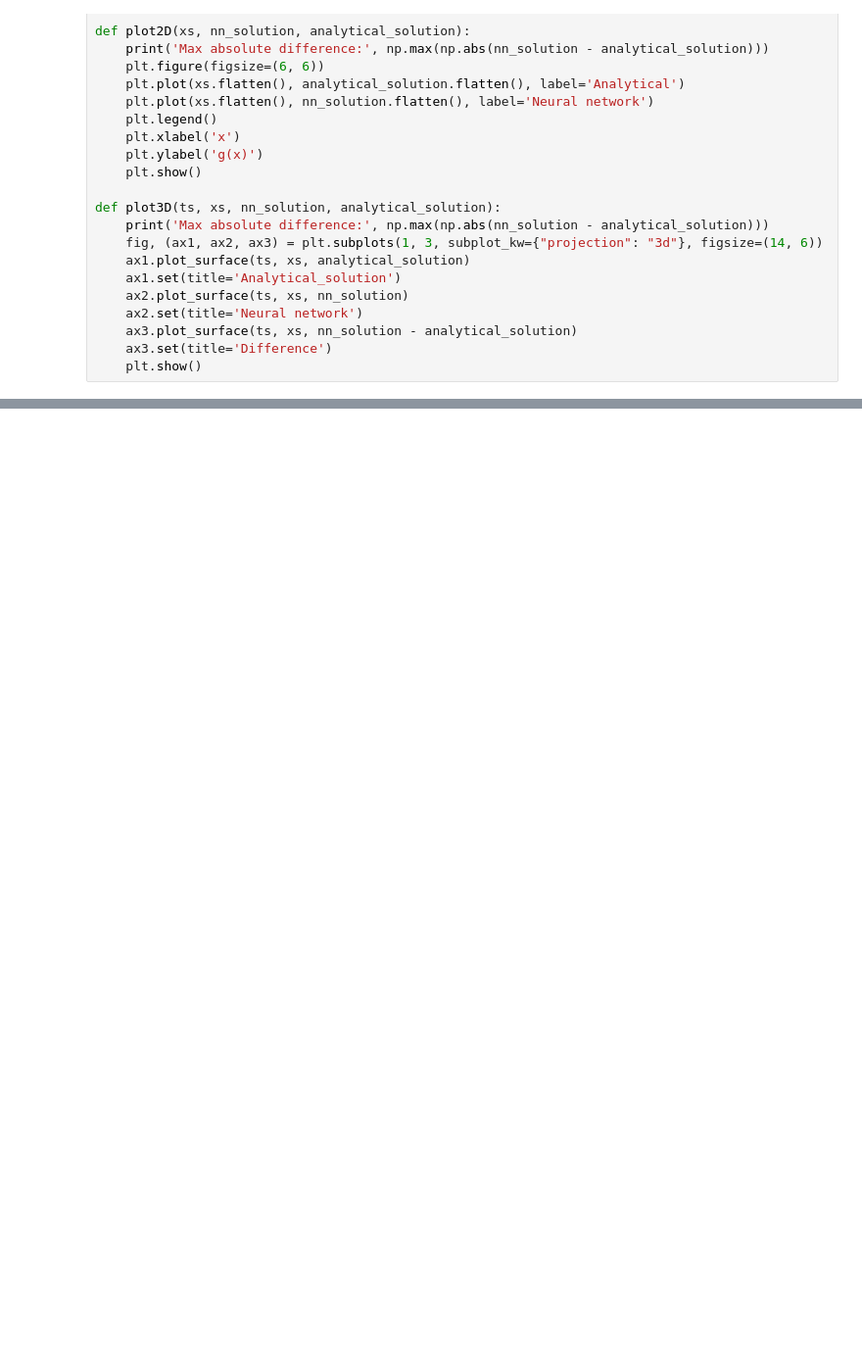
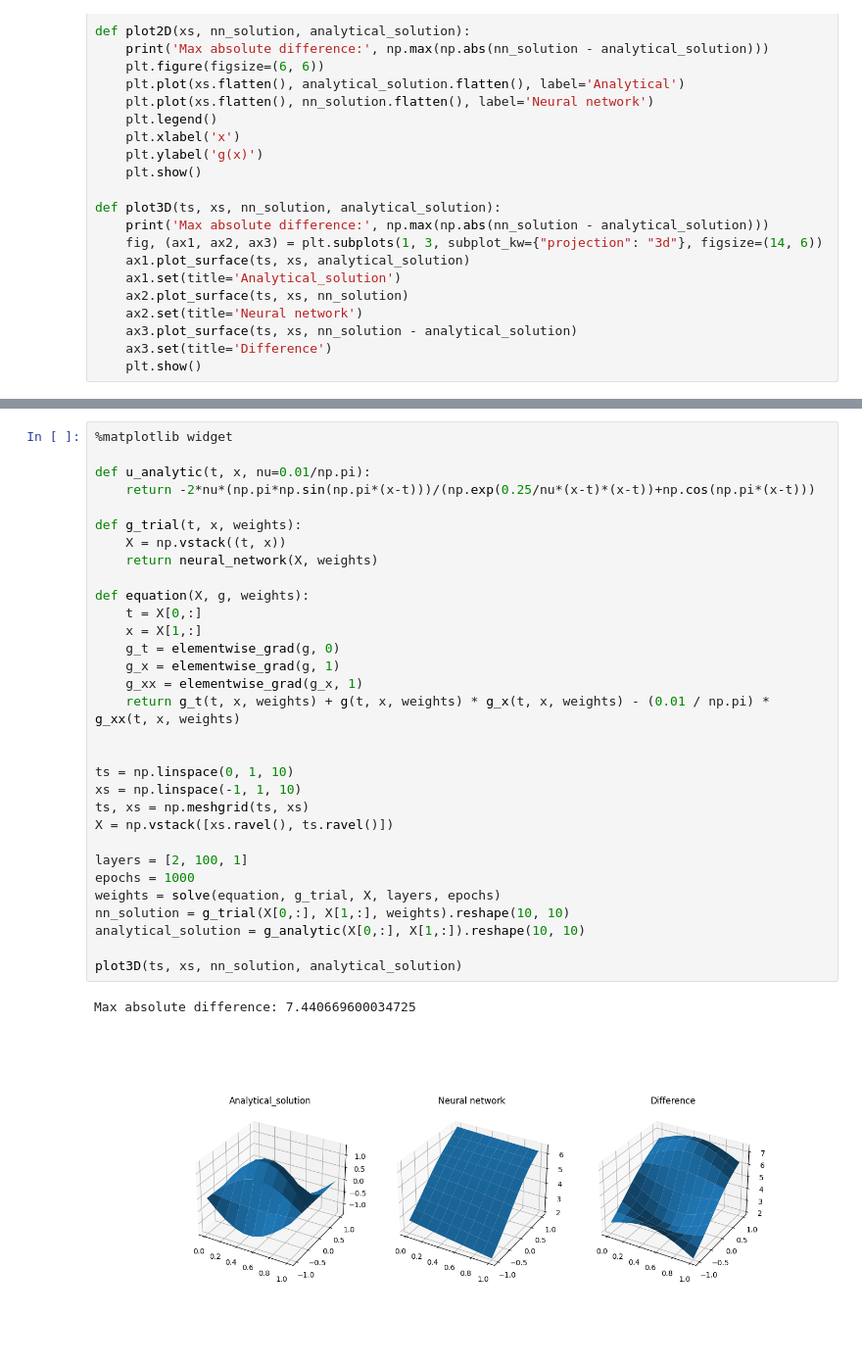
Before and after one commit to Szymex49/Neural-networks-for-solving-PDE, a Jupyter notebook: notes.ipynb, the cells around one changed output, grey strips where cells are left out. Shown at 98% size. Cells and saved outputs as stored; diff of their text form; blank space fills up the shorter version.

```diff
--- a/notes.ipynb
+++ b/notes.ipynb
@@ -119,0 +387,34 @@ Max absolute difference: 0.6467256340762669
+# %%
+%matplotlib widget
+
+def u_analytic(t, x, nu=0.01/np.pi):
+    return -2*nu*(np.pi*np.sin(np.pi*(x-t)))/(np.exp(0.25/nu*(x-t)*(x-t))+np.cos(np.pi*(x-t)))
+
+def g_trial(t, x, weights):
+    X = np.vstack((t, x))
+    return neural_network(X, weights)
+
+def equation(X, g, weights):
+    t = X[0,:]
+    x = X[1,:]
+    g_t = elementwise_grad(g, 0)
+    g_x = elementwise_grad(g, 1)
+    g_xx = elementwise_grad(g_x, 1)
+    return g_t(t, x, weights) + g(t, x, weights) * g_x(t, x, weights) - (0.01 / np.pi) * g_xx(t, x, weights)
+
+
+ts = np.linspace(0, 1, 10)
+xs = np.linspace(-1, 1, 10)
+ts, xs = np.meshgrid(ts, xs)
+X = np.vstack([xs.ravel(), ts.ravel()])
+
+layers = [2, 100, 1]
+epochs = 1000
+weights = solve(equation, g_trial, X, layers, epochs)
+nn_solution = g_trial(X[0,:], X[1,:], weights).reshape(10, 10)
+analytical_solution = g_analytic(X[0,:], X[1,:]).reshape(10, 10)
+
+plot3D(ts, xs, nn_solution, analytical_solution)
+# %% [output]
+Max absolute difference: 7.440669600034725
+[figure, added]
```
Also changed, not shown: parts of 8 cells of this notebook, 3 other files.
